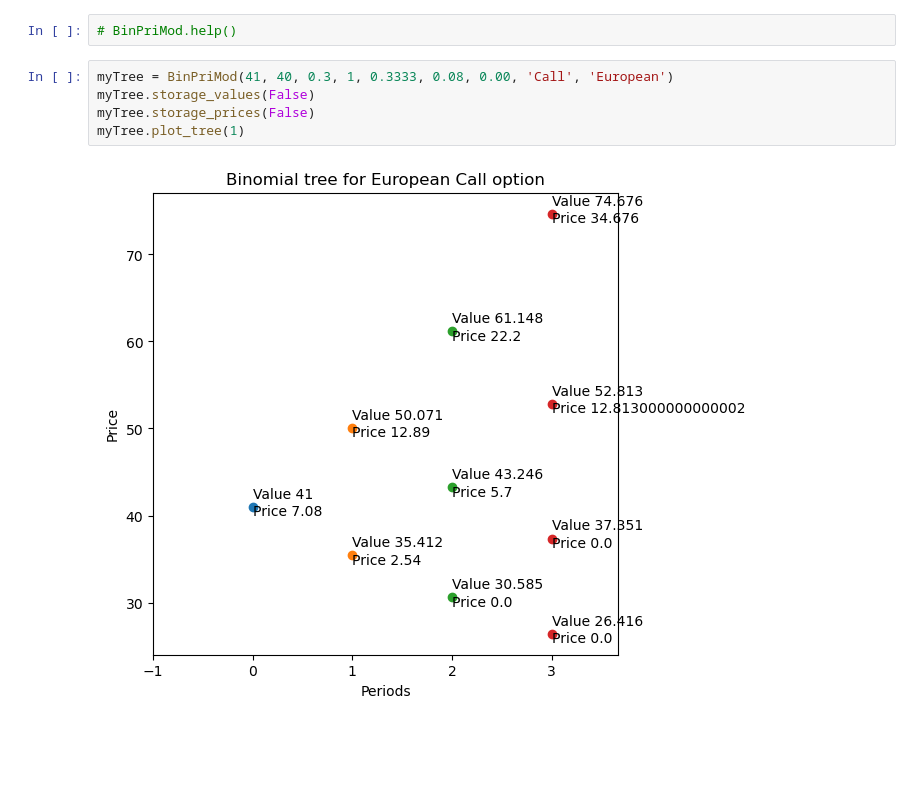
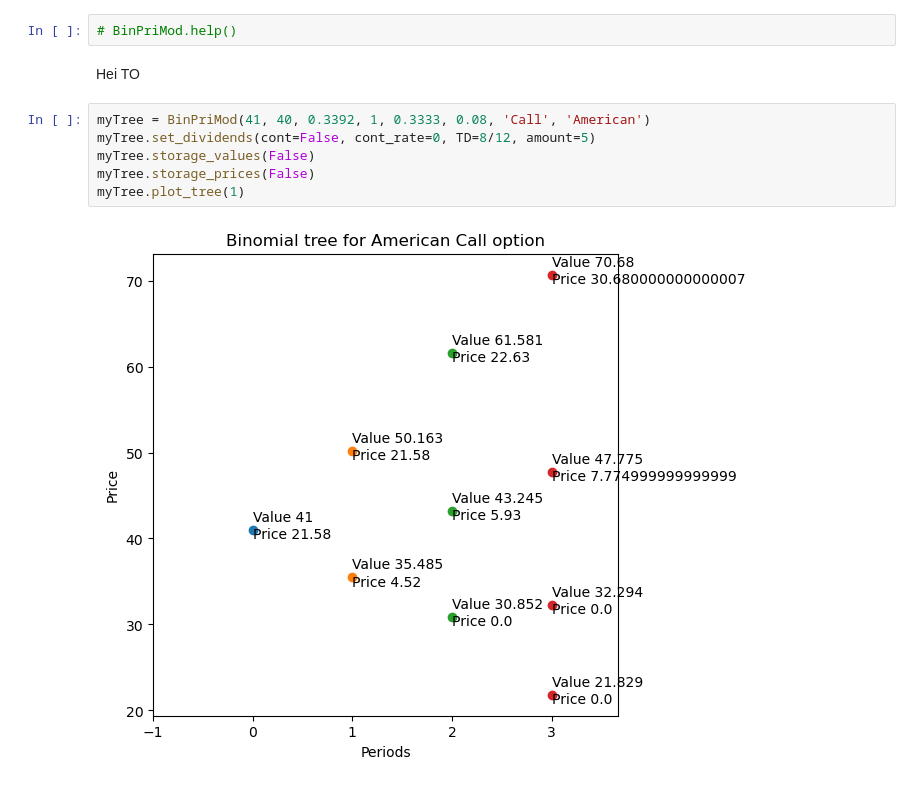
Before and after one commit to DataJakob/Various-School-Projects, a Jupyter notebook: Project_Evaluation_and_Finance/deliverable.ipynb, the cells around one changed output. Saved outputs shown, nothing was run; the diff lists cells and outputs as text; blank space fills up the shorter version.

```diff
--- a/Project_Evaluation_and_Finance/deliverable.ipynb
+++ b/Project_Evaluation_and_Finance/deliverable.ipynb
@@ -88,10 +78,13 @@ plt.show()
 <h1> Task 3
 # %%
 # BinPriMod.help()
+# %% [markdown]
+Hei TO
 # %%
-myTree = BinPriMod(41, 40, 0.3, 1, 0.3333, 0.08, 0.00, 'Call', 'European')
+myTree = BinPriMod(41, 40, 0.3392, 1, 0.3333, 0.08, 'Call', 'American')
+myTree.set_dividends(cont=False, cont_rate=0, TD=8/12, amount=5)
 myTree.storage_values(False)
 myTree.storage_prices(False)
 myTree.plot_tree(1)
 # %% [output]
-[figure, old version]
+[figure, new version]
```
Also changed, not shown: parts of 1 cell of this notebook.
